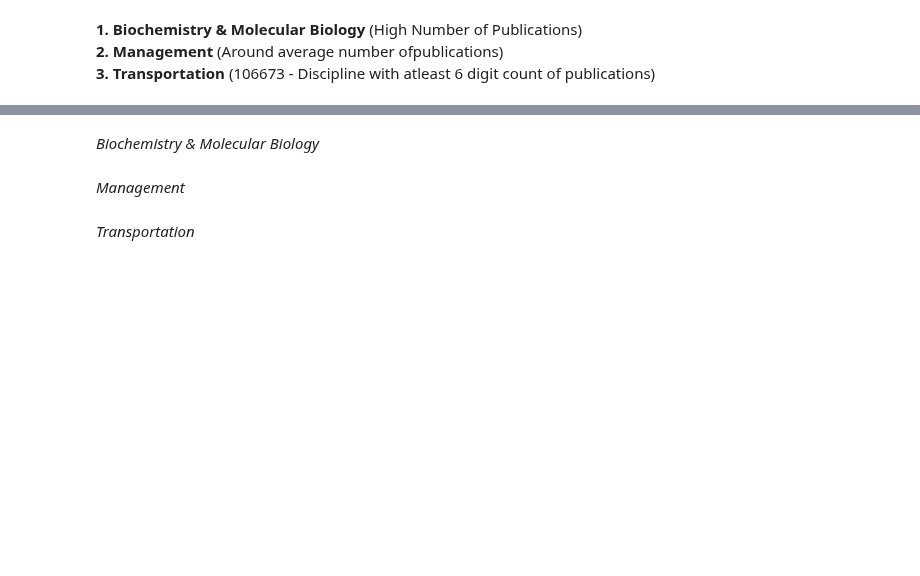
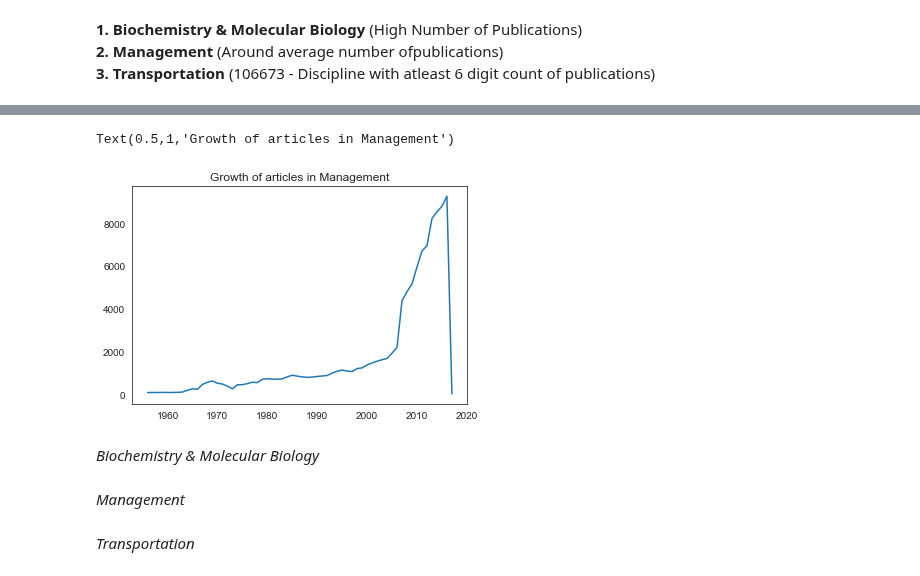
Before and after one commit to srjit/science-of-genius-title-impact, a Jupyter notebook: src/word-distributions/word frequency variations in different disciplines/multiple-disciplines - different sample sizes.ipynb, the cells around one changed output, grey strips where cells are left out. Drawn from its saved outputs; the diff is of its cells as text; code cells hidden in the pictures; blank space fills up the shorter version.

```diff
--- a/src/word-distributions/word frequency variations in different disciplines/multiple-disciplines - different sample sizes.ipynb
+++ b/src/word-distributions/word frequency variations in different disciplines/multiple-disciplines - different sample sizes.ipynb
@@ -55,3 +73,11 @@ inp3 = data_[data_.Label == d3]
+# %%
+inp3["number of pubs"] = inp3["title_without_stopwords"].apply(lambda x: len(x))
+# %%
+plt.plot(inp3["PubYear"], inp3["number of pubs"])
+plt.title("Growth of articles in Management")
+# %% [output]
+Text(0.5,1,'Growth of articles in Management')
+[figure, added]
 # %%
 v1 = CountVectorizer()
 vw1 = v1.fit_transform(inp1.title_words)
```
Also changed, not shown: parts of 5 cells of this notebook, 13 other files.
